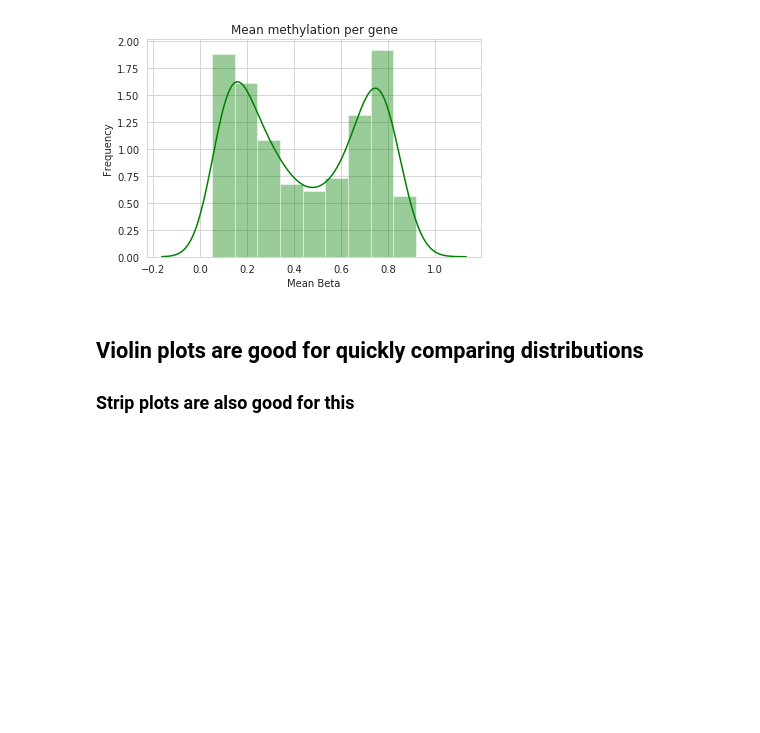
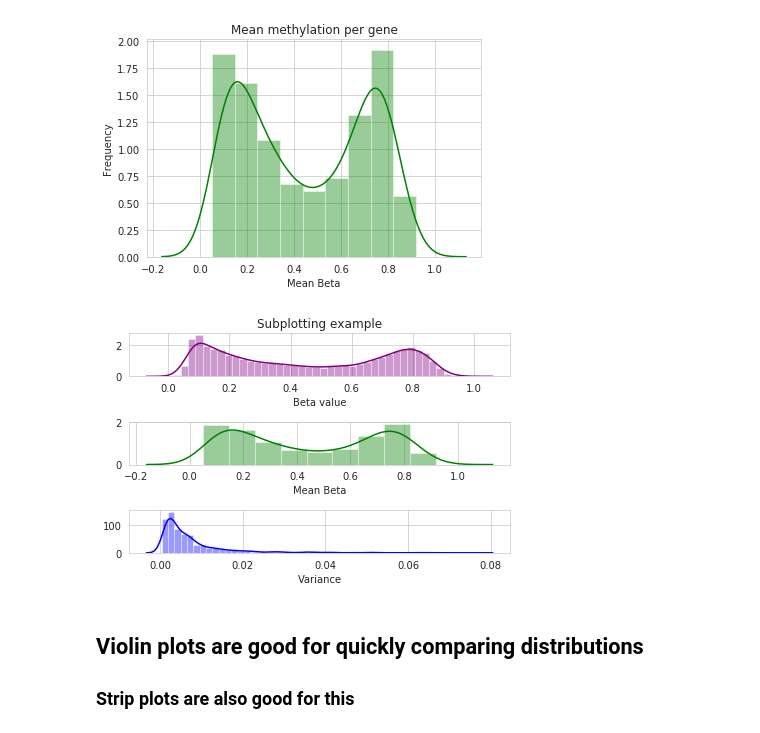
Before and after one commit to xroopnar/SPUG2019, a Jupyter notebook: Examples.ipynb, the cells around one changed output. Saved outputs shown, nothing was run; the diff lists cells and outputs as text; code cells hidden in the pictures; blank space fills up the shorter version.

```diff
--- a/Examples.ipynb
+++ b/Examples.ipynb
@@ -121,6 +126,21 @@ plt.xlabel("Mean Beta")
 plt.show()
 # %% [output]
 [figure]
+# %%
+data_var = data.var(axis=0)
+f, axes = plt.subplots(3, 1, sharex=False)
+
+a = sns.distplot(data_dist,color="purple", ax=axes[0])
+b = sns.distplot(data_means,color="green", ax=axes[1])
+c = sns.distplot(data_var,color="blue", ax=axes[2])
+#plt.xlabel("Beta value")
+axes[0].set_xlabel("Beta value")
+axes[1].set_xlabel("Mean Beta")
+axes[2].set_xlabel("Variance")
+axes[0].set_title("Subplotting example")
+plt.tight_layout()
+# %% [output]
+[figure, added]
 # %% [markdown]
 ## Violin plots are good for quickly comparing distributions
 ### Strip plots are also good for this
```
Also changed, not shown: parts of 6 cells of this notebook.
